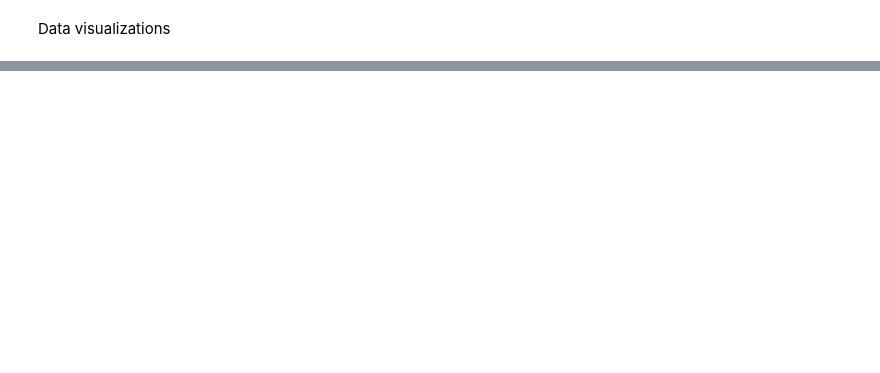
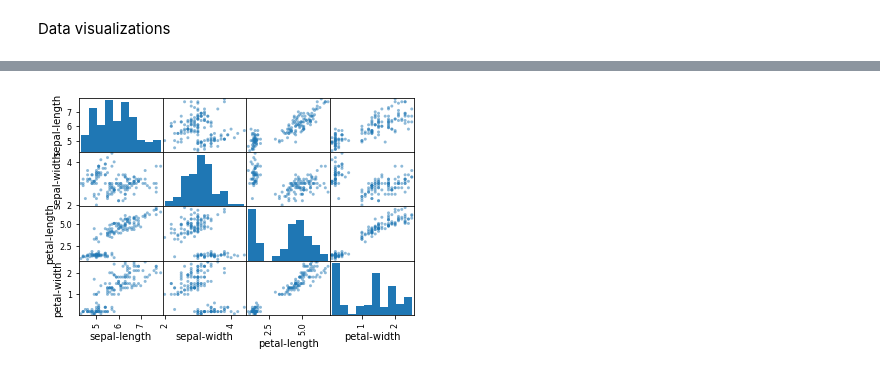
Before and after one commit to marcelounb/ML-Mastery-with-Python-Course, a Jupyter notebook: chap18_Predictive_Modeling_Project_Template.ipynb, the cells around one changed output, grey strips where cells are left out. Cells and saved outputs as stored; diff of their text form; code cells hidden in the pictures; blank space fills up the shorter version.

```diff
--- a/chap18_Predictive_Modeling_Project_Template.ipynb
+++ b/chap18_Predictive_Modeling_Project_Template.ipynb
@@ -81,0 +127,7 @@ Data visualizations
+# %%
+# Multivariate plots:: scatter plot matrix
+scatter_matrix(dataset)
+plt.show()
+# Note the diagonal grouping of some pairs of attributes. This suggests a high correlation and a predictable relationship
+# %% [output]
+[figure, added]
```
Also changed, not shown: parts of 10 cells of this notebook.
